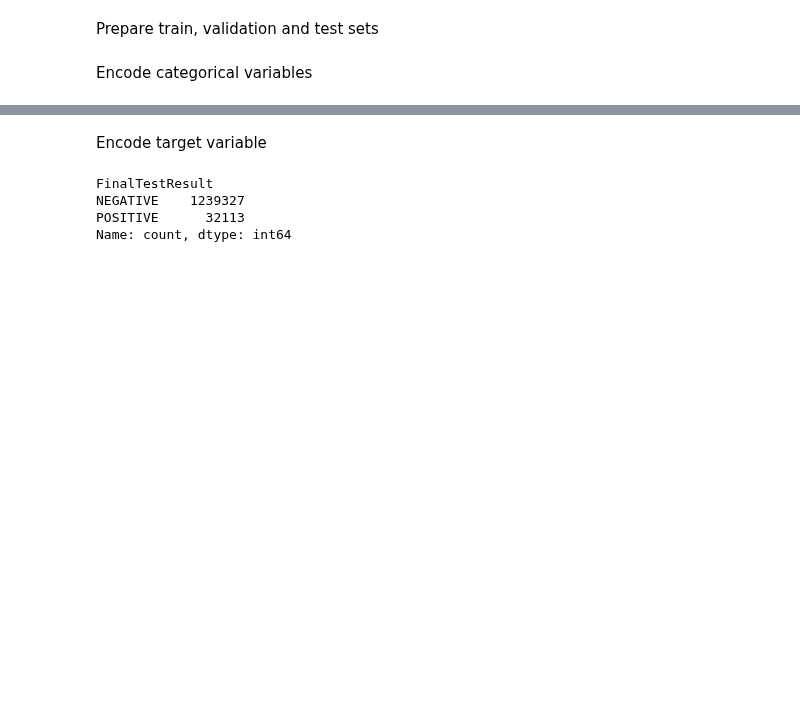
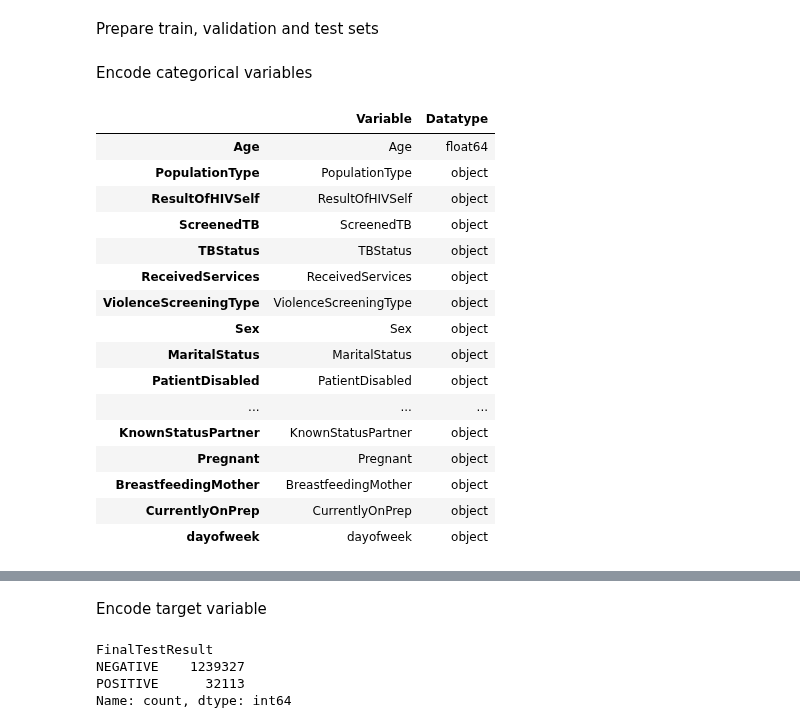
Before and after one commit to FridaOyucho/HTS-Model-, a Jupyter notebook: xGBoostModel.ipynb, the cells around one changed output, grey strips where cells are left out. Drawn from its saved outputs; the diff is of its cells as text; code cells hidden in the pictures; blank space fills up the shorter version.

```diff
--- a/xGBoostModel.ipynb
+++ b/xGBoostModel.ipynb
@@ -16,3 +41,9 @@ for name, hts in sparse.items():
 sparse_train (1271440, 56)
 sparse_val (423814, 56)
 sparse_test (423814, 56)
+# %%
+cols_to_drop = ["EMR", "SDP", "County","PatientPk","MFL_Code","SiteCode","Latitude","Longitude","Facility_Name", "SubCounty",
+                "ClientTestedAs","CoupleDiscordant","VisitDate","NumberOfPartners"]
+
+for key in sparse.keys():
+  sparse[key] = sparse[key].drop(columns=cols_to_drop, errors="ignore")
@@ -56,0 +84,27 @@ for col in X_train_enc.columns:
+# %%
+dtype_summary = pd.DataFrame({
+    "Variable": X_train.columns,
+    "Datatype": X_train.dtypes.astype(str)
+})
+
+dtype_summary = dtype_summary.sort_values("Datatype")
+
+dtype_summary.head(100)
+# %% [output]
+|  | Variable | Datatype |
+| Age | Age | float64 |
+| PopulationType | PopulationType | object |
+| ResultOfHIVSelf | ResultOfHIVSelf | object |
+| ScreenedTB | ScreenedTB | object |
+| TBStatus | TBStatus | object |
+| ReceivedServices | ReceivedServices | object |
+| ViolenceScreeningType | ViolenceScreeningType | object |
+| Sex | Sex | object |
+| MaritalStatus | MaritalStatus | object |
+| PatientDisabled | PatientDisabled | object |
+| ... | ... | ... |
+| KnownStatusPartner | KnownStatusPartner | object |
+| Pregnant | Pregnant | object |
+| BreastfeedingMother | BreastfeedingMother | object |
+| CurrentlyOnPrep | CurrentlyOnPrep | object |
+| dayofweek | dayofweek | object |
```
Also changed, not shown: parts of 20 cells of this notebook.
